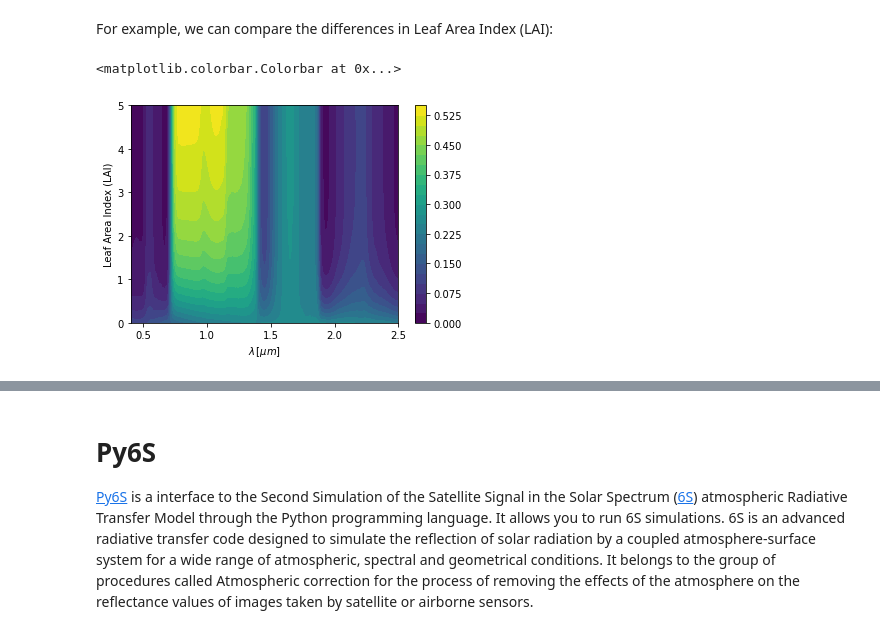
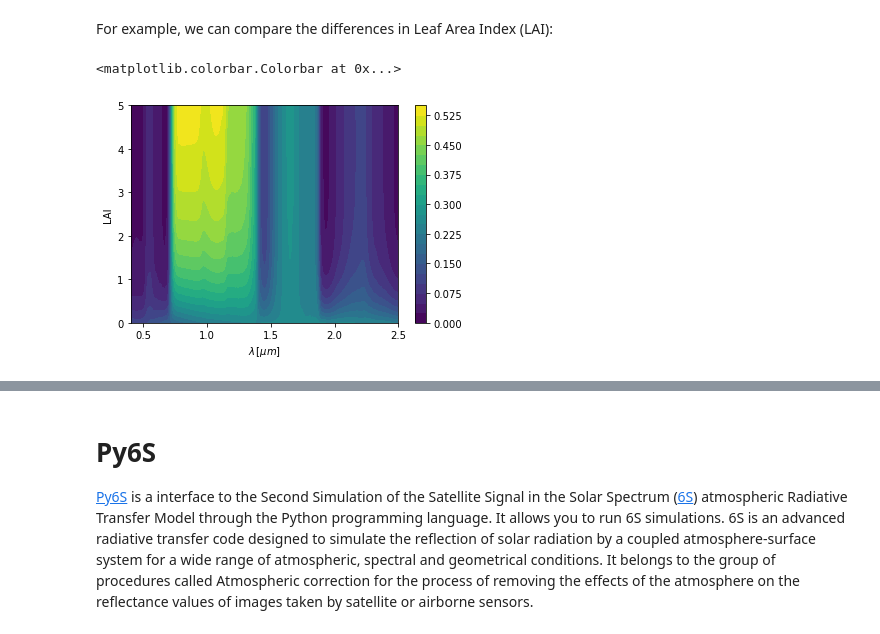
Before and after one commit to debnovalina/PPESO-Practical, a Jupyter notebook: Radiative_Transfer_Modelling_wih_Prosail_py6S.ipynb, the cells around one changed output, grey strips where cells are left out. Cells and saved outputs as stored; diff of their text form; code cells hidden in the pictures.

```diff
--- a/Radiative_Transfer_Modelling_wih_Prosail_py6S.ipynb
+++ b/Radiative_Transfer_Modelling_wih_Prosail_py6S.ipynb
@@ -78,12 +78,10 @@ The idea is that one of the spectra is a dry soil and the other a wet soil, so s
 # %% [markdown]
 With these settings we can run the prosail model and asses the input of the soil leaf canopy features
 # %%
-# Task 1.1
-
+# Run the prosail model
 rr = prosail.run_prosail(n=1.5, cab=40, car=8.0, cbrown=0.0, cw=0.01, cm=0.009, lai=3.00, lidfa=0.35,
                          hspot=0.01, # hotspot parameter
                          tts=30, tto=10, psi=0, # observation geometry
-                         cab=40, # chlorophyll content
                          rsoil=1.0, psoil=1.0, # soil description
                          factor="SDR")
 wls_prosail = np.arange(400, 2501) # In nanometer
@@ -93,24 +93,0 @@ plt.ylabel("Reflectance []")
-# %%
-# Task 1.2
-
-# Set chlorophyll content (cab) to a typical value of 40 µg/cm² and vary LAI
-chlorophyll_content = 40  # Typical cab value in µg/cm²
-lai_values = [0.5, 1.5, 3.0, 4.5, 6.0]  # Different LAI values
-
-wls_prosail = np.arange(400, 2501)  # Wavelengths in nanometers
-
-plt.figure(figsize=(10, 6))
-for lai in lai_values:
-    rr = prosail.run_prosail(n=1.5, cab=chlorophyll_content, car=8.0, cbrown=0.0, cw=0.01, cm=0.009, lai=lai, lidfa=0.35,
-                             hspot=0.01,  # hotspot parameter
-                             tts=30, tto=10, psi=0,  # observation geometry
-                             rsoil=1.0, psoil=1.0,  # soil description
-                             factor="SDR")
-    plt.plot(wls_prosail, rr, label=f"LAI = {lai}")
-
-plt.xlabel("Wavelength [nm]")
-plt.ylabel("Reflectance")
-plt.title("Effect of LAI on Spectral Reflectance")
-plt.legend()
-plt.grid(True)
-plt.show()
@@ -195,22 +120,22 @@ For example, we can compare the differences in Leaf Area Index (LAI):
 # %%
 nlai = 40
 LAIs = np.linspace(0, 5, nlai)
-ncab = 40
+
 rr_vs_lai = np.zeros((nlai, rr.size))
 for laiind in range(nlai):
     r_ = prosail.run_prosail(n=1.5, cab=40, car=8.0, cbrown=0.0, cw=0.01, cm=0.009, lai=LAIs[laiind], lidfa=0.35,
                              hspot=0.01, # hotspot parameter
                              tts=45, tto=0, psi=0, # observation geometry
                              rsoil=0.5, psoil=1, # soil description
                              factor="SDR")
     rr_vs_lai[laiind] = r_
 
 plt.contourf(wls_prosail/1000, LAIs, rr_vs_lai, 20)
 plt.xlabel("$\lambda\, [\mu m]$")
-plt.ylabel("Leaf Area Index (LAI)")
+plt.ylabel("LAI")
 plt.colorbar()
 # %% [output]
 <matplotlib.colorbar.Colorbar at 0x...>
-[figure, old version]
+[figure, new version]
 # %%
 ?prosail.run_prosail
```
Also changed, not shown: parts of 8 cells of this notebook.
